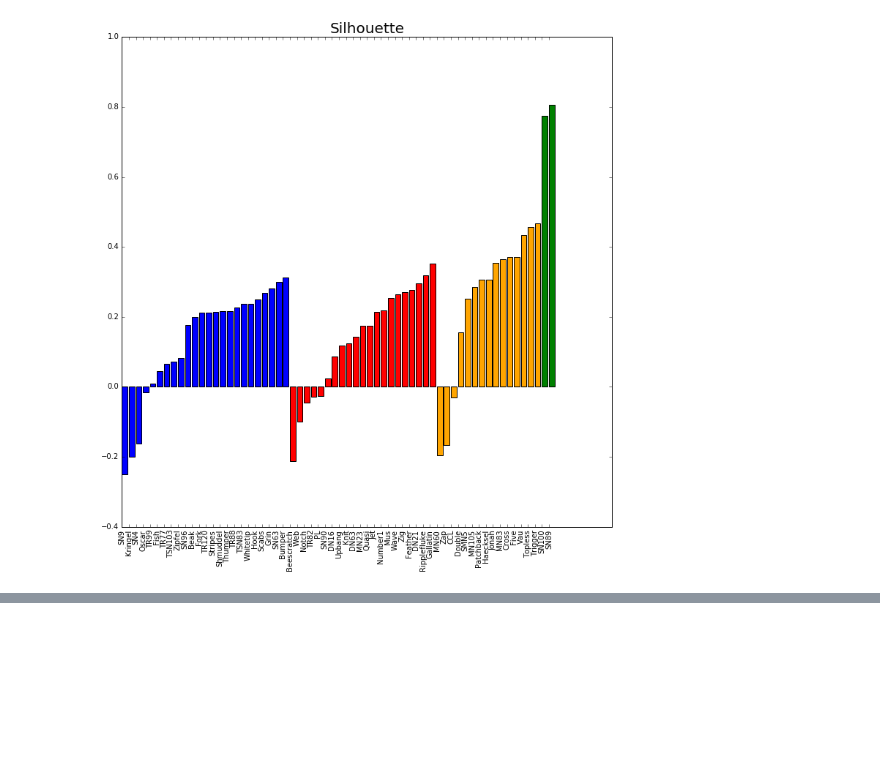
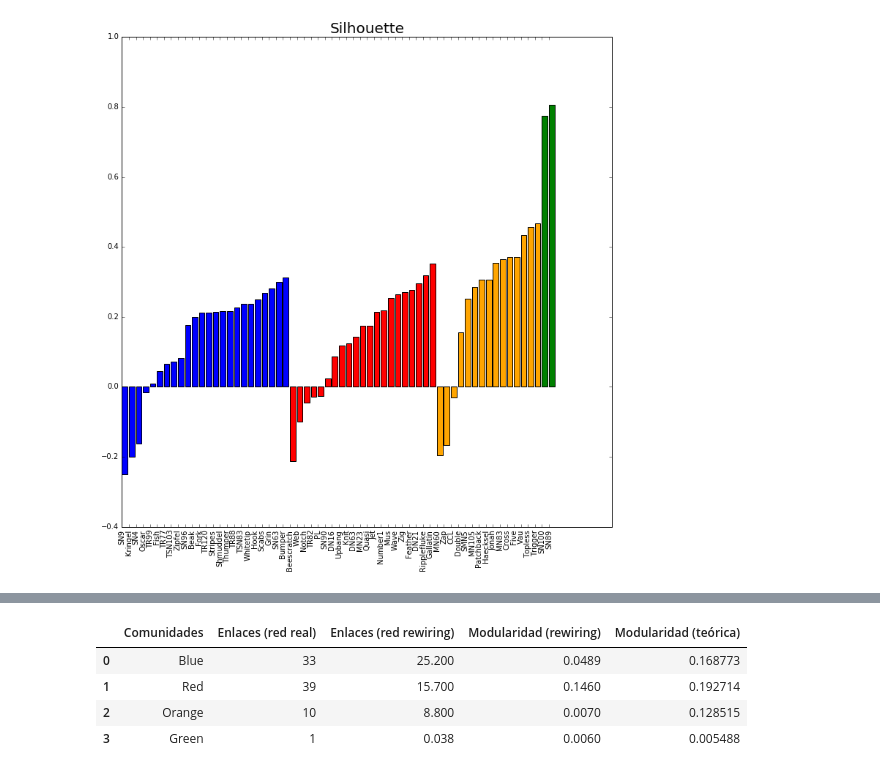
Before and after one commit to Redes2018/tp3, a Jupyter notebook: fast_greedy.ipynb, the cells around one changed output, grey strips where cells are left out. Cells and saved outputs as stored; diff of their text form; code cells hidden in the pictures; blank space fills up the shorter version.

```diff
--- a/fast_greedy.ipynb
+++ b/fast_greedy.ipynb
@@ -125,0 +131,29 @@ Modularidad Q = 0.492
+# %%
+#Calculando la modularidad de cada comunidad:
+modularidades=[]
+for c,comu in enumerate(comunidades):
+    s1=0
+    s2=0
+    for idelfin in list(comu):
+        for jdelfin in list(comu):
+            #Buscamos los indices en la lista de delfines para luego acceder a la matrix de Ady con esos indices ni y nj:
+            ni=[idx for idx,d in enumerate(delfines) if d==idelfin]
+            nj=[idx for idx,d in enumerate(delfines) if d==jdelfin]
+            s1=s1+A[ni,nj]
+            s2=s2+grado[idelfin]*grado[jdelfin]
+    s2=s2/(2*m)
+    mod=(s1-s2)/(2*m)
+    modularidades.append(float(mod))
+
+print('Modularidades por comunidad:')
+print(modularidades)
+print('Modularidad = {0:.3f}'.format(np.sum(modularidades)))
+
+#Output
+'''
+output={}
+output['color']=colores
+output['mod']=modularidades
+df=pd.DataFrame(output)
+df.to_csv(outfolder+'modularidades.txt',sep='\t')
+'''
@@ -203,0 +348,22 @@ Silhouette S[i]=
+# %%
+#Se hicieron 20000 recableados en cada red y en cada uno contamos la cantidad de enlaces dentro de cada comunidad:
+#Los resultados estan en la carpeta resultados_fast_greedy.
+
+enlaces_red_real=[33,39,10,1]
+enlaces_red_rewiring=[25.2,15.7,8.8,0.038]#valor medio del histograma
+modularidad_rewiring=[0.0489,0.146,0.007,0.006]
+
+
+tabla_resumen = pd.DataFrame({"Comunidades":["Blue","Red","Orange","Green"],
+                    "Modularidad (teórica)":modularidades,
+                    "Modularidad (rewiring)":modularidad_rewiring,
+                    "Enlaces (red real)":enlaces_red_real,
+                    "Enlaces (red rewiring)":enlaces_red_rewiring,
+                   })
+tabla_resumen
+# %% [output]
+|  | Comunidades | Enlaces (red real) | Enlaces (red rewiring) | Modularidad (rewiring) | Modularidad (teórica) |
+| 0 | Blue | 33 | 25.200 | 0.0489 | 0.168773 |
+| 1 | Red | 39 | 15.700 | 0.1460 | 0.192714 |
+| 2 | Orange | 10 | 8.800 | 0.0070 | 0.128515 |
+| 3 | Green | 1 | 0.038 | 0.0060 | 0.005488 |
```
Also changed, not shown: parts of 10 cells of this notebook.
